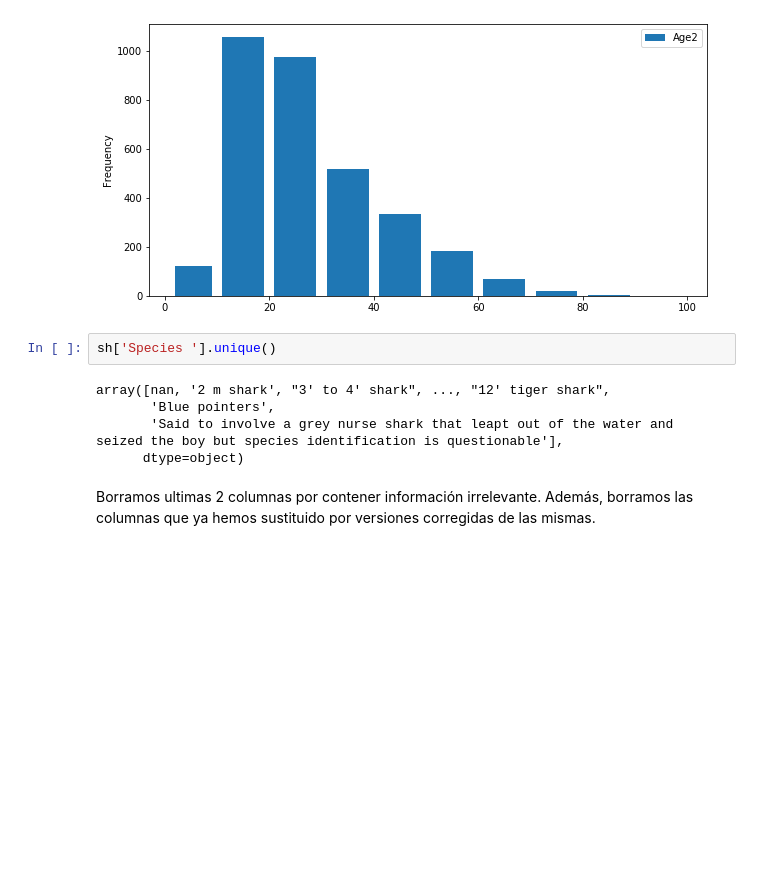
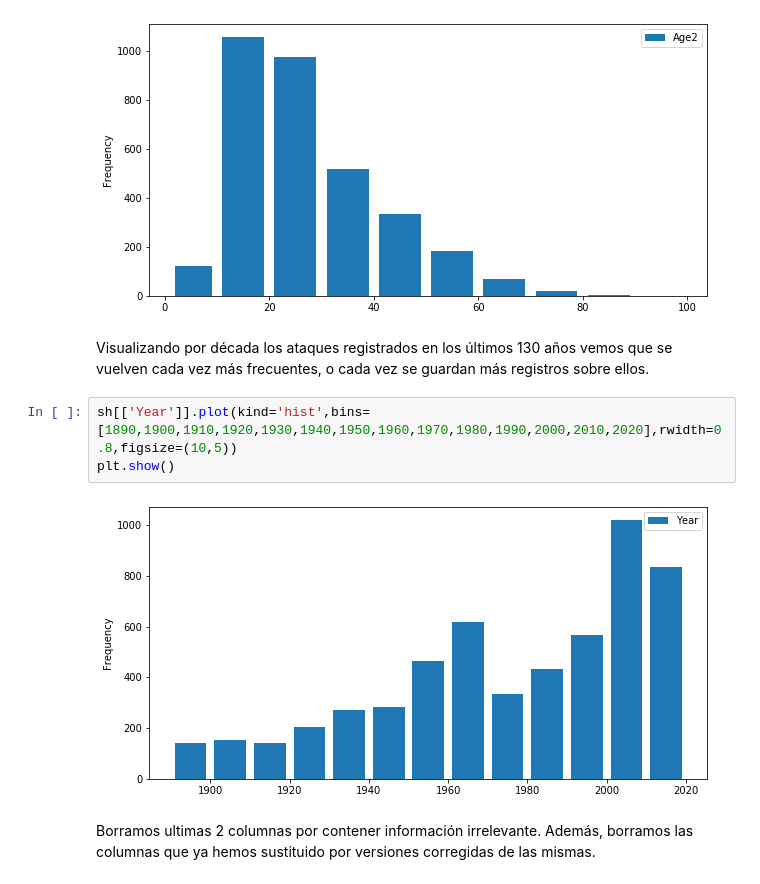
Before and after one commit to SergioGomis/shark-dataset-cleanup, a Jupyter notebook: src/data-cleanup-project.ipynb, the cells around one changed output. Cells and saved outputs as stored; diff of their text form; blank space fills up the shorter version.

```diff
--- a/src/data-cleanup-project.ipynb
+++ b/src/data-cleanup-project.ipynb
@@ -129,13 +123,13 @@ sh[['Age2']].plot(kind='hist',bins=[1,10,20,30,40,50,60,70,80,90,100],rwidth=0.8
 plt.show()
 # %% [output]
 [figure]
-# %%
-sh['Species '].unique()
-# %% [output]
-array([nan, '2 m shark', "3' to 4' shark", ..., "12' tiger shark",
-       'Blue pointers',
-       'Said to involve a grey nurse shark that leapt out of the water and  seized the boy but species identification is questionable'],
-      dtype=object)
+# %% [markdown]
+Visualizando por década los ataques registrados en los últimos 130 años vemos que se vuelven cada vez más frecuentes, o cada vez se guardan más registros sobre ellos.
+# %%
+sh[['Year']].plot(kind='hist',bins=[1890,1900,1910,1920,1930,1940,1950,1960,1970,1980,1990,2000,2010,2020],rwidth=0.8,figsize=(10,5))
+plt.show()
+# %% [output]
+[figure, added]
 # %% [markdown]
 Borramos ultimas 2 columnas por contener información irrelevante. Además, borramos las columnas que ya hemos sustituido por versiones corregidas de las mismas.
 # %%
```
Also changed, not shown: parts of 5 cells of this notebook.
